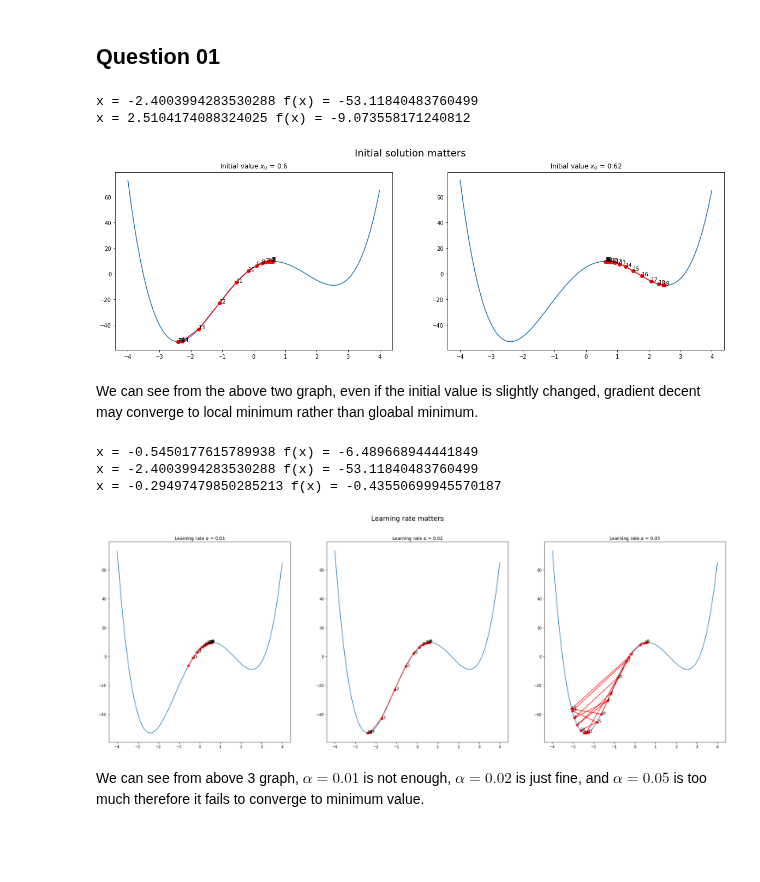
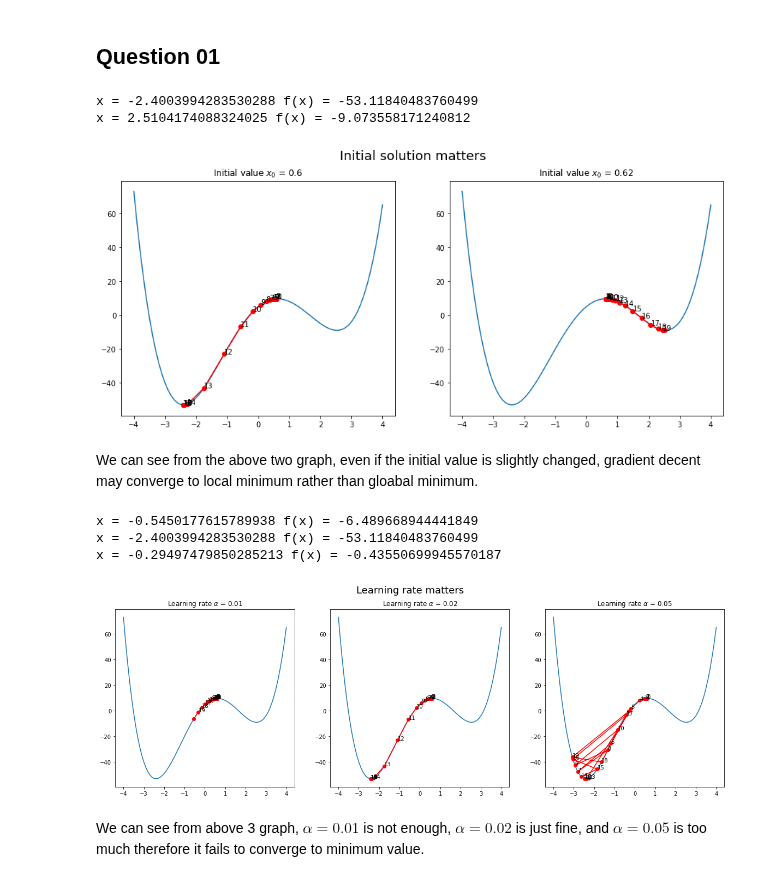
Before and after one commit to dakshinatharindu/Image-Processing, a Jupyter notebook: Excercise-10/190622R_excercise-10.ipynb, the cells around one changed output. Drawn from its saved outputs; the diff is of its cells as text; code cells hidden in the pictures; blank space fills up the shorter version.

```diff
--- a/Excercise-10/190622R_excercise-10.ipynb
+++ b/Excercise-10/190622R_excercise-10.ipynb
@@ -15,40 +15,40 @@ def f(x):
 def g(x):
     w = np.array([1,-1,-12,15,5])
     M = np.size(w)-1
     return np.sum([i*x**(i-1)*w[M-i] for i in range(0,M+1)], axis=0)
 
 X = [0.6, 0.62]
-fig, ax = plt.subplots(1, 2, figsize=(20, 6))
+fig, ax = plt.subplots(1, 2, figsize=(15, 6))
 fig.suptitle("Initial solution matters", fontsize=18)
 for j, x in enumerate(X):
     alpha = 0.02
     x_hist = np.array(x)
     fx_hist = np.array(f(x))
     for i in range(20):
         x = x - alpha*g(x)
         x_hist= np.append(x_hist, x)
         fx_hist= np.append(fx_hist, f(x))
 
     print('x =', x, 'f(x) =', f(x))
 
     delta = 0.1
     x_ = np.arange(-4,4+delta,delta)
     ax[j].plot(x_,f(x_))
     ax[j].plot(x_hist,fx_hist, '-o', c='r')
     for k in range(20):
         ax[j].annotate(k, (x_hist[k],fx_hist[k]))
 ax[0].set_title(r"Initial value $x_0$ = {}".format(X[0]))
 ax[1].set_title(r"Initial value $x_0$ = {}".format(X[1]))
 plt.show()
 # %% [output]
 x = -2.4003994283530288 f(x) = -53.11840483760499
 x = 2.5104174088324025 f(x) = -9.073558171240812
-[figure, old version]
+[figure, new version]
 # %% [markdown]
 We can see from the above two graph, even if the initial value is slightly changed, gradient decent may converge to local minimum rather than gloabal minimum.
 # %%
 A = [0.01, 0.02, 0.05]
-fig, ax = plt.subplots(1, 3, figsize=(30, 10))
+fig, ax = plt.subplots(1, 3, figsize=(20, 6))
 fig.suptitle("Learning rate matters", fontsize=18)
 for j, alpha in enumerate(A):
     x = 0.6
@@ -75,7 +75,7 @@ plt.show()
 x = -0.5450177615789938 f(x) = -6.489668944441849
 x = -2.4003994283530288 f(x) = -53.11840483760499
 x = -0.29497479850285213 f(x) = -0.43550699945570187
-[figure, old version]
+[figure, new version]
 # %% [markdown]
 We can see from above 3 graph, $\alpha = 0.01$ is not enough,  $\alpha = 0.02$ is just fine, and  $\alpha = 0.05$ is too much therefore it fails to converge to minimum value.
 # %%
```
